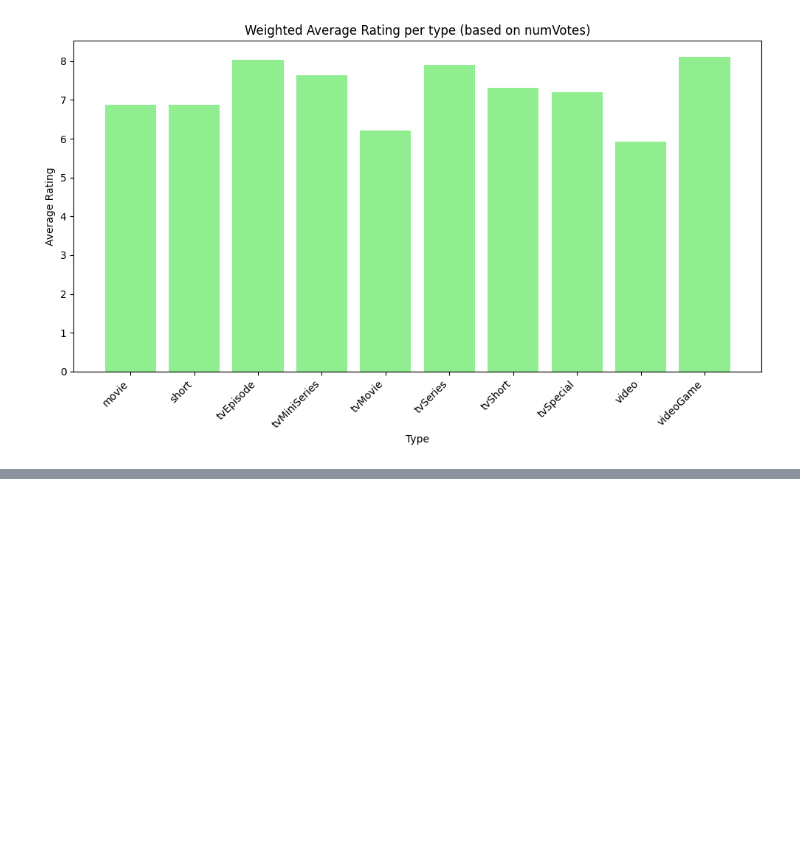
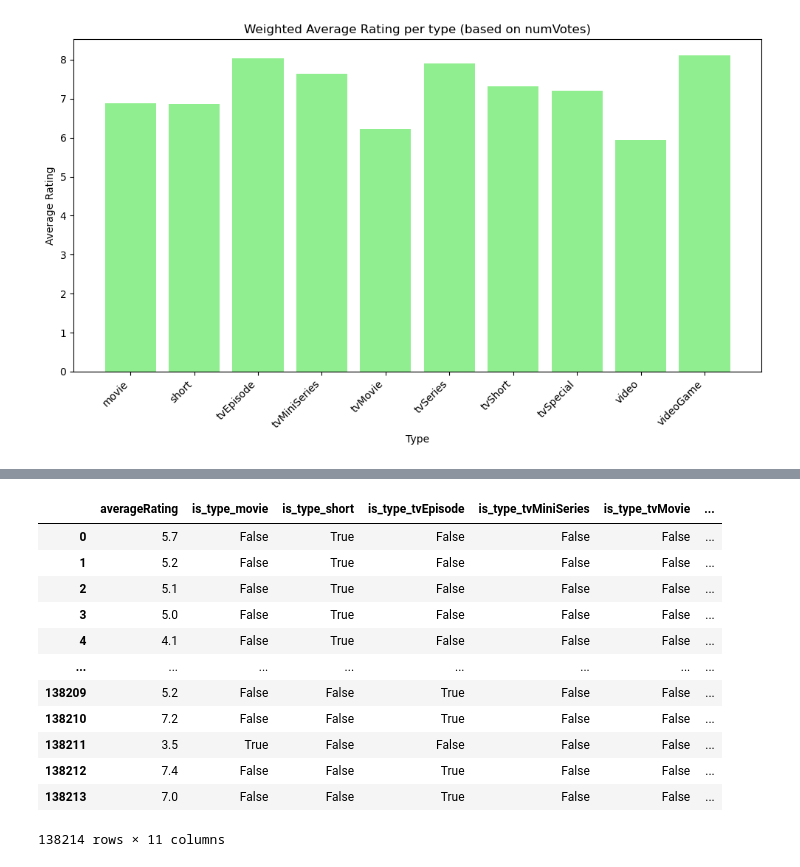
Before and after one commit to AdrianPauer/PRIDAV, a Jupyter notebook: PauerVersion.ipynb, the cells around one changed output, grey strips where cells are left out. Drawn from its saved outputs; the diff is of its cells as text; code cells hidden in the pictures; blank space fills up the shorter version.

```diff
--- a/PauerVersion.ipynb
+++ b/PauerVersion.ipynb
@@ -360,0 +372,20 @@ plt.show()
+# %%
+pivot_table = pd.pivot_table(titles, values='averageRating', index=titles.index, columns='titleType', aggfunc='mean')
+
+binary_columns = pd.get_dummies(titles['titleType'], prefix='is_type')
+titles_with_binary = pd.concat([titles[['averageRating']], binary_columns], axis=1)
+display(titles_with_binary)
+# %% [output]
+|  | averageRating | is_type_movie | is_type_short | is_type_tvEpisode | is_type_tvMiniSeries | is_type_tvMovie | ... |
+| 0 | 5.7 | False | True | False | False | False | ... |
+| 1 | 5.2 | False | True | False | False | False | ... |
+| 2 | 5.1 | False | True | False | False | False | ... |
+| 3 | 5.0 | False | True | False | False | False | ... |
+| 4 | 4.1 | False | True | False | False | False | ... |
+| ... | ... | ... | ... | ... | ... | ... | ... |
+| 138209 | 5.2 | False | False | True | False | False | ... |
+| 138210 | 7.2 | False | False | True | False | False | ... |
+| 138211 | 3.5 | True | False | False | False | False | ... |
+| 138212 | 7.4 | False | False | True | False | False | ... |
+| 138213 | 7.0 | False | False | True | False | False | ... |
+138214 rows × 11 columns
```
Also changed, not shown: parts of 7 cells of this notebook.
